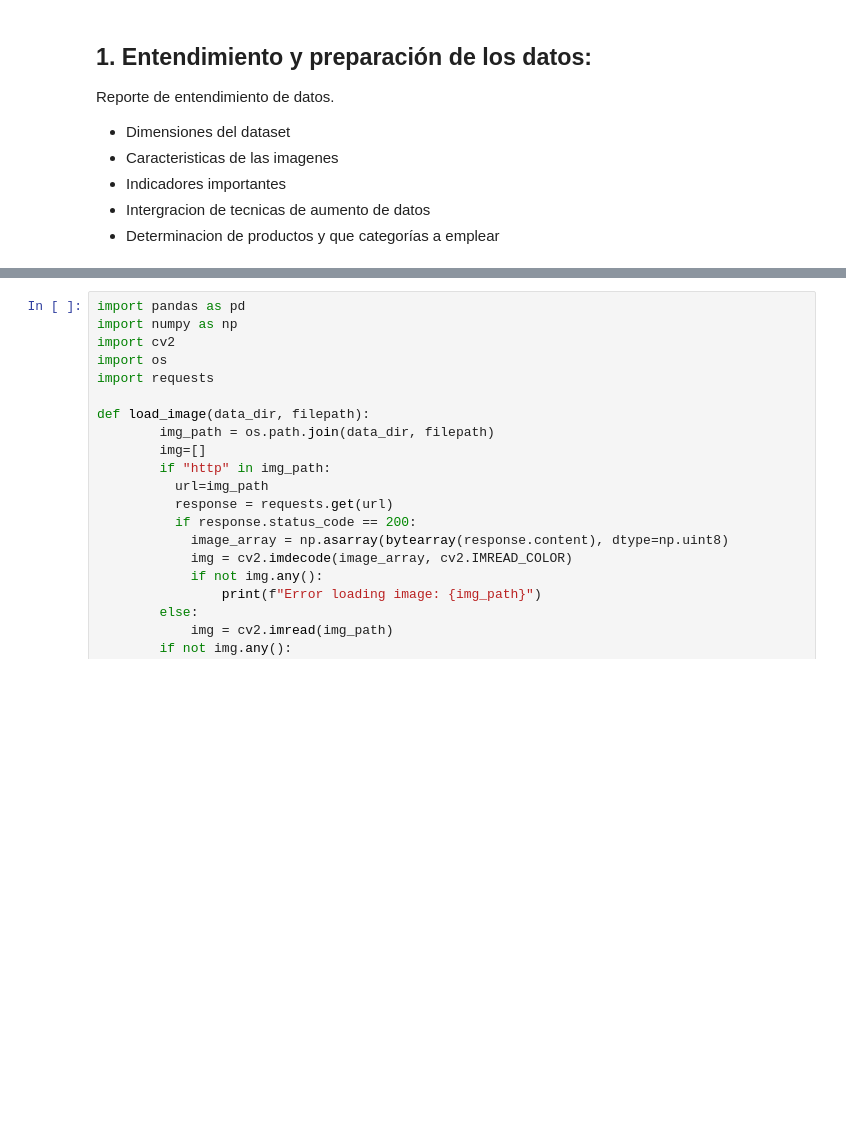
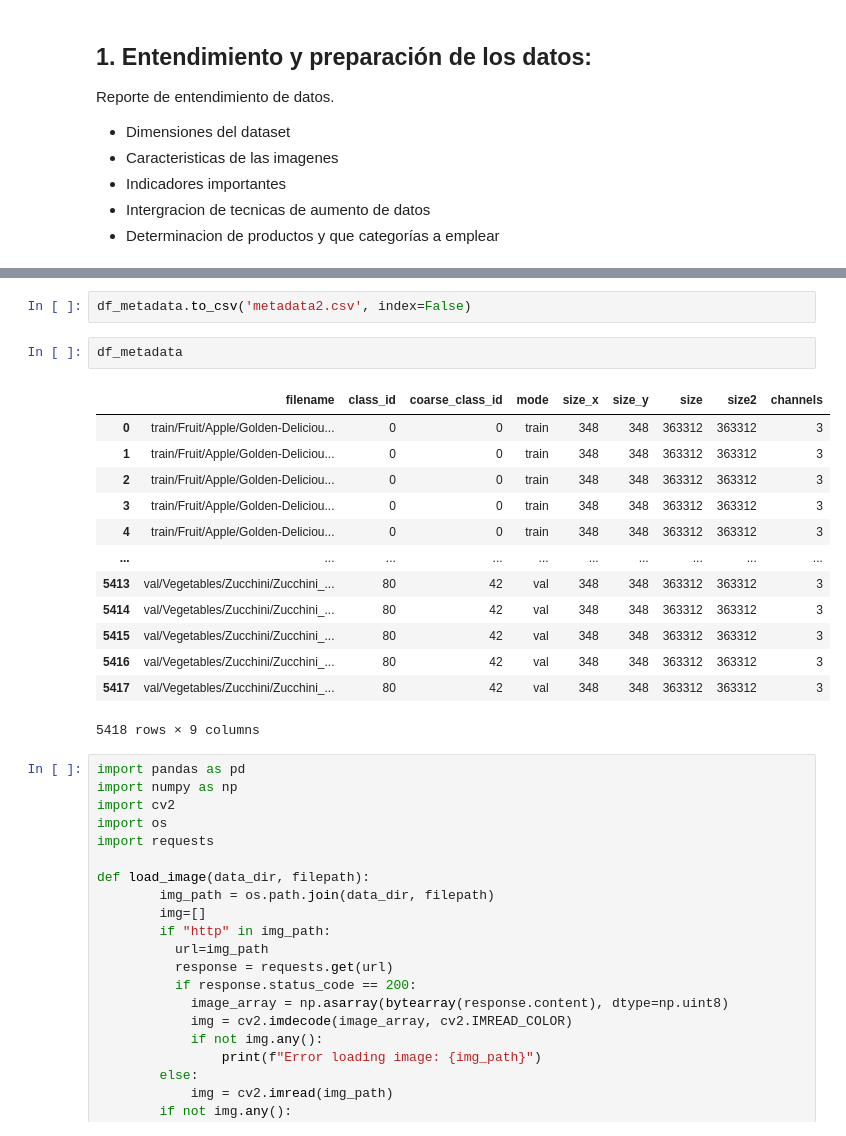
Before and after one commit to amrios80/GroceryStoreDataset, a Jupyter notebook: code/taller2.ipynb, the cells around one changed output, grey strips where cells are left out. Saved outputs shown, nothing was run; the diff lists cells and outputs as text; blank space fills up the shorter version.

```diff
--- a/code/taller2.ipynb
+++ b/code/taller2.ipynb
@@ -114,3 +114,21 @@ KeyboardInterrupt:
+# %%
+df_metadata.to_csv('metadata2.csv', index=False)
+# %%
+df_metadata
+# %% [output]
+|  | filename | class_id | coarse_class_id | mode | size_x | size_y | size | size2 | channels |
+| 0 | train/Fruit/Apple/Golden-Deliciou... | 0 | 0 | train | 348 | 348 | 363312 | 363312 | 3 |
+| 1 | train/Fruit/Apple/Golden-Deliciou... | 0 | 0 | train | 348 | 348 | 363312 | 363312 | 3 |
+| 2 | train/Fruit/Apple/Golden-Deliciou... | 0 | 0 | train | 348 | 348 | 363312 | 363312 | 3 |
+| 3 | train/Fruit/Apple/Golden-Deliciou... | 0 | 0 | train | 348 | 348 | 363312 | 363312 | 3 |
+| 4 | train/Fruit/Apple/Golden-Deliciou... | 0 | 0 | train | 348 | 348 | 363312 | 363312 | 3 |
+| ... | ... | ... | ... | ... | ... | ... | ... | ... | ... |
+| 5413 | val/Vegetables/Zucchini/Zucchini_... | 80 | 42 | val | 348 | 348 | 363312 | 363312 | 3 |
+| 5414 | val/Vegetables/Zucchini/Zucchini_... | 80 | 42 | val | 348 | 348 | 363312 | 363312 | 3 |
+| 5415 | val/Vegetables/Zucchini/Zucchini_... | 80 | 42 | val | 348 | 348 | 363312 | 363312 | 3 |
+| 5416 | val/Vegetables/Zucchini/Zucchini_... | 80 | 42 | val | 348 | 348 | 363312 | 363312 | 3 |
+| 5417 | val/Vegetables/Zucchini/Zucchini_... | 80 | 42 | val | 348 | 348 | 363312 | 363312 | 3 |
+5418 rows × 9 columns
 # %%
 import pandas as pd
 import numpy as np
```
Also changed, not shown: parts of 2 cells of this notebook.
